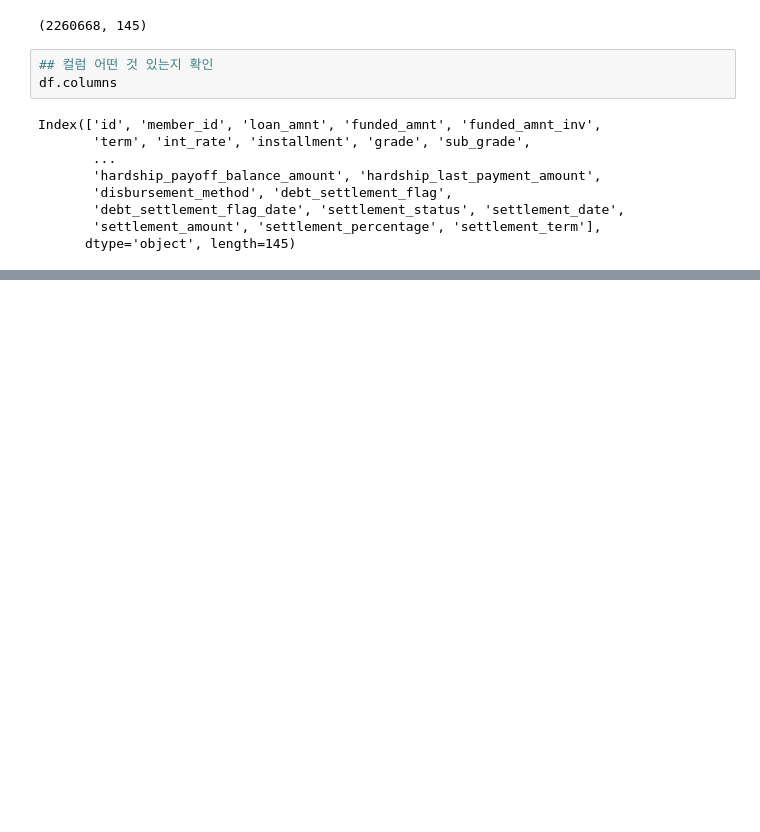
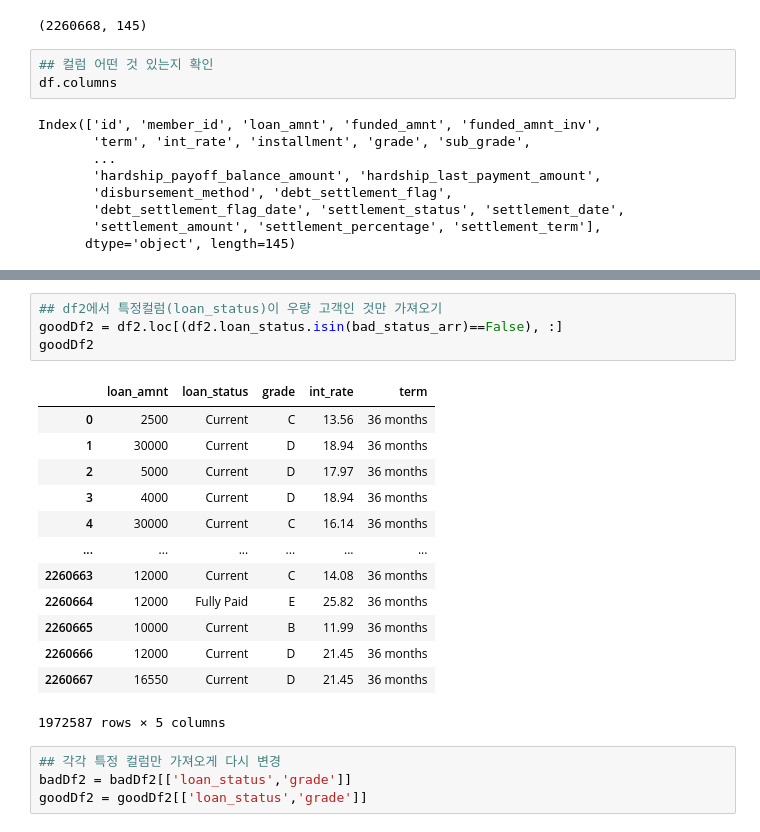
Before and after one commit to efforthye/human-ai, a Jupyter notebook: workspace/3-05) pandas를 활용한 데이터 분석 실습.ipynb, the cells around one changed output, grey strips where cells are left out. Drawn from its saved outputs; the diff is of its cells as text; blank space fills up the shorter version.

```diff
--- a/workspace/3-05) pandas를 활용한 데이터 분석 실습.ipynb
+++ b/workspace/3-05) pandas를 활용한 데이터 분석 실습.ipynb
@@ -39,0 +180,22 @@ Index(['id', 'member_id', 'loan_amnt', 'funded_amnt', 'funded_amnt_inv',
+# %%
+## df2에서 특정컬럼(loan_status)이 우량 고객인 것만 가져오기
+goodDf2 = df2.loc[(df2.loan_status.isin(bad_status_arr)==False), :]
+goodDf2
+# %% [output]
+|  | loan_amnt | loan_status | grade | int_rate | term |
+| 0 | 2500 | Current | C | 13.56 | 36 months |
+| 1 | 30000 | Current | D | 18.94 | 36 months |
+| 2 | 5000 | Current | D | 17.97 | 36 months |
+| 3 | 4000 | Current | D | 18.94 | 36 months |
+| 4 | 30000 | Current | C | 16.14 | 36 months |
+| ... | ... | ... | ... | ... | ... |
+| 2260663 | 12000 | Current | C | 14.08 | 36 months |
+| 2260664 | 12000 | Fully Paid | E | 25.82 | 36 months |
+| 2260665 | 10000 | Current | B | 11.99 | 36 months |
+| 2260666 | 12000 | Current | D | 21.45 | 36 months |
+| 2260667 | 16550 | Current | D | 21.45 | 36 months |
+1972587 rows × 5 columns
+# %%
+## 각각 특정 컬럼만 가져오게 다시 변경
+badDf2 = badDf2[['loan_status','grade']]
+goodDf2 = goodDf2[['loan_status','grade']]
```
Also changed, not shown: parts of 35 cells of this notebook, 9 other files.
